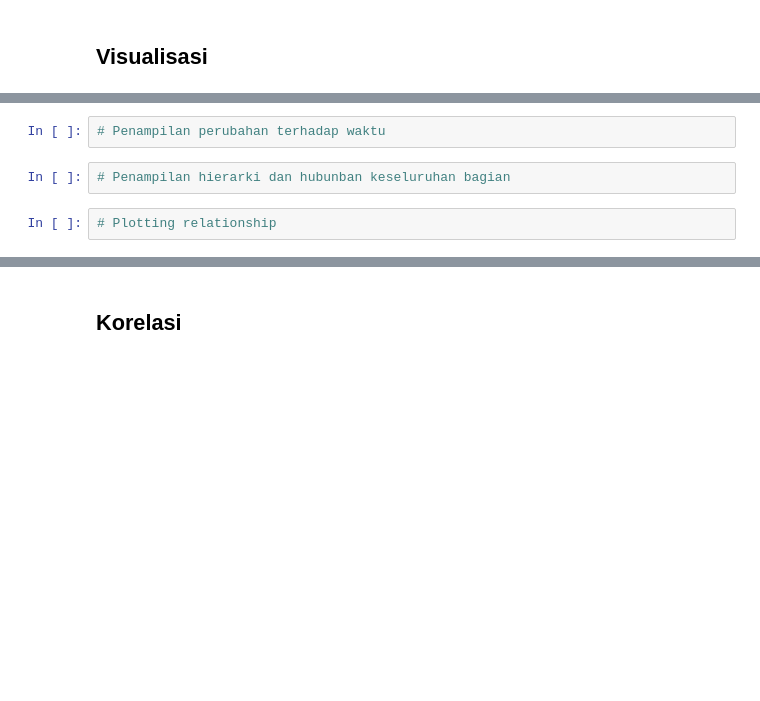
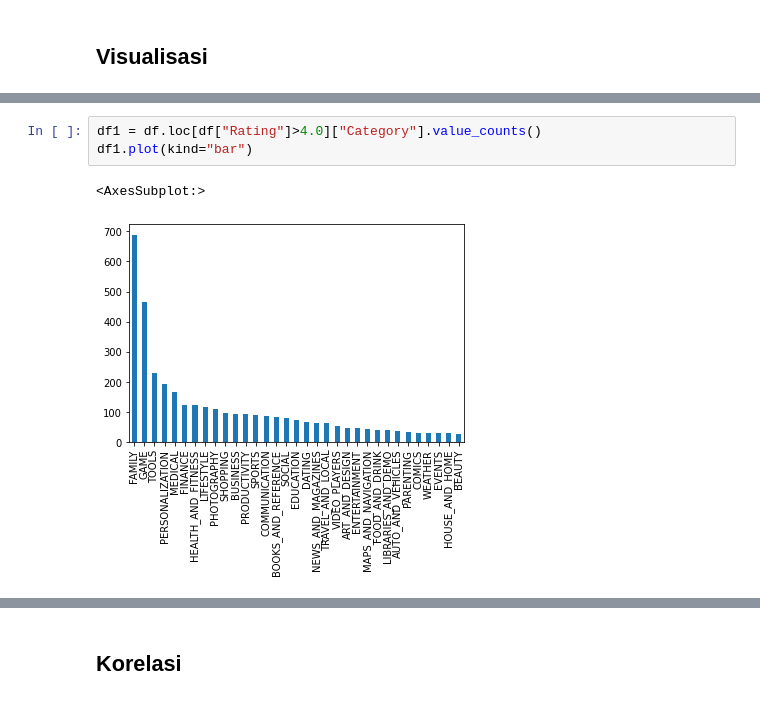
Before and after one commit to msyahrulsp/TuBesPengKom2, a Jupyter notebook: TuBes.ipynb, the cells around one changed output, grey strips where cells are left out. Cells and saved outputs as stored; diff of their text form; blank space fills up the shorter version.

```diff
--- a/TuBes.ipynb
+++ b/TuBes.ipynb
@@ -112,6 +201,6 @@ df.groupby(["Category"])["Reviews", "Size", "Rating"].mean().sort_values(by=["Re
-# %%
-# Penampilan perubahan terhadap waktu
-# %%
-# Penampilan hierarki dan hubunban keseluruhan bagian
-# %%
-# Plotting relationship
+# %%
+df1 = df.loc[df["Rating"]>4.0]["Category"].value_counts()
+df1.plot(kind="bar")
+# %% [output]
+<AxesSubplot:>
+[figure, added]
```
Also changed, not shown: parts of 15 cells of this notebook.
